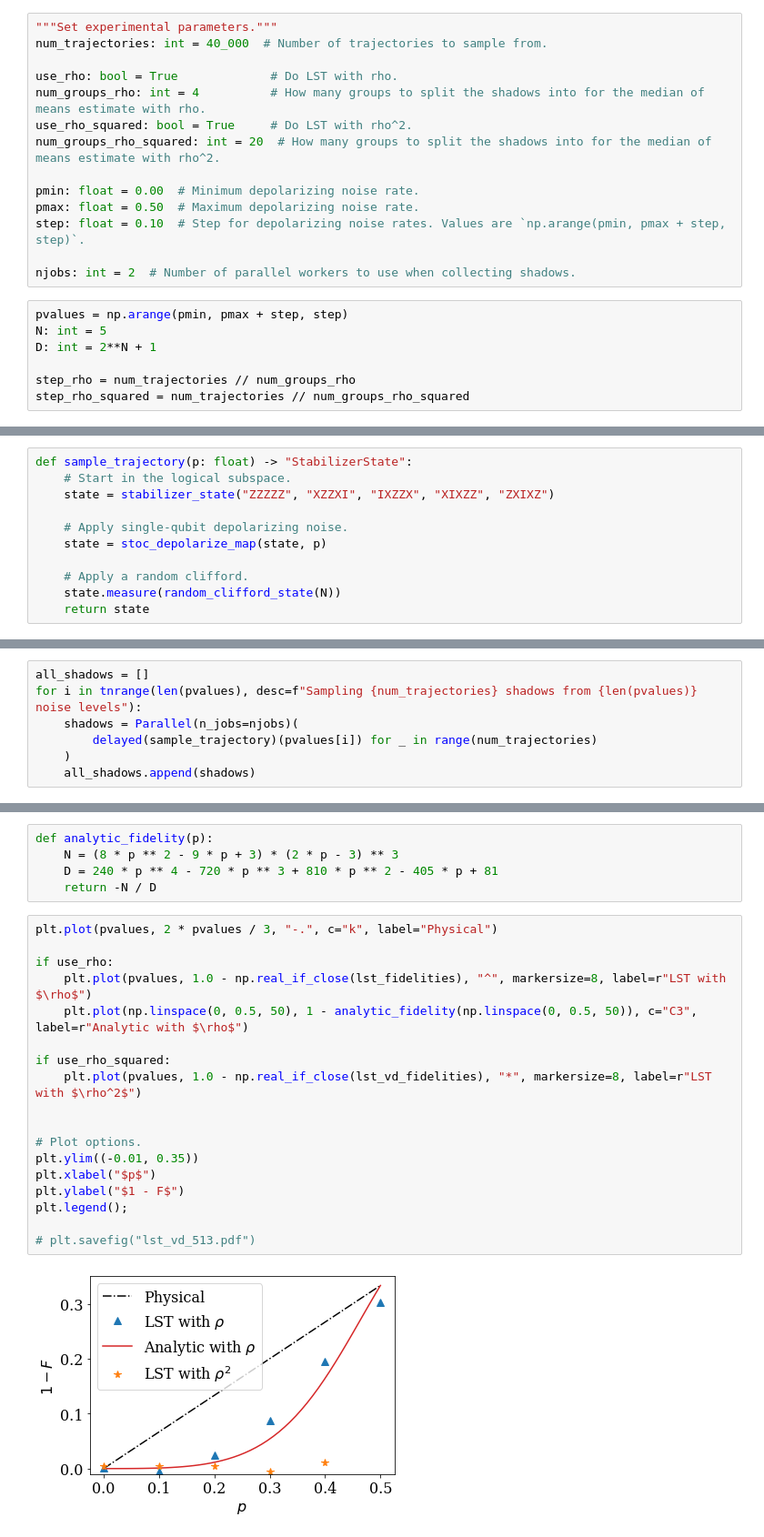
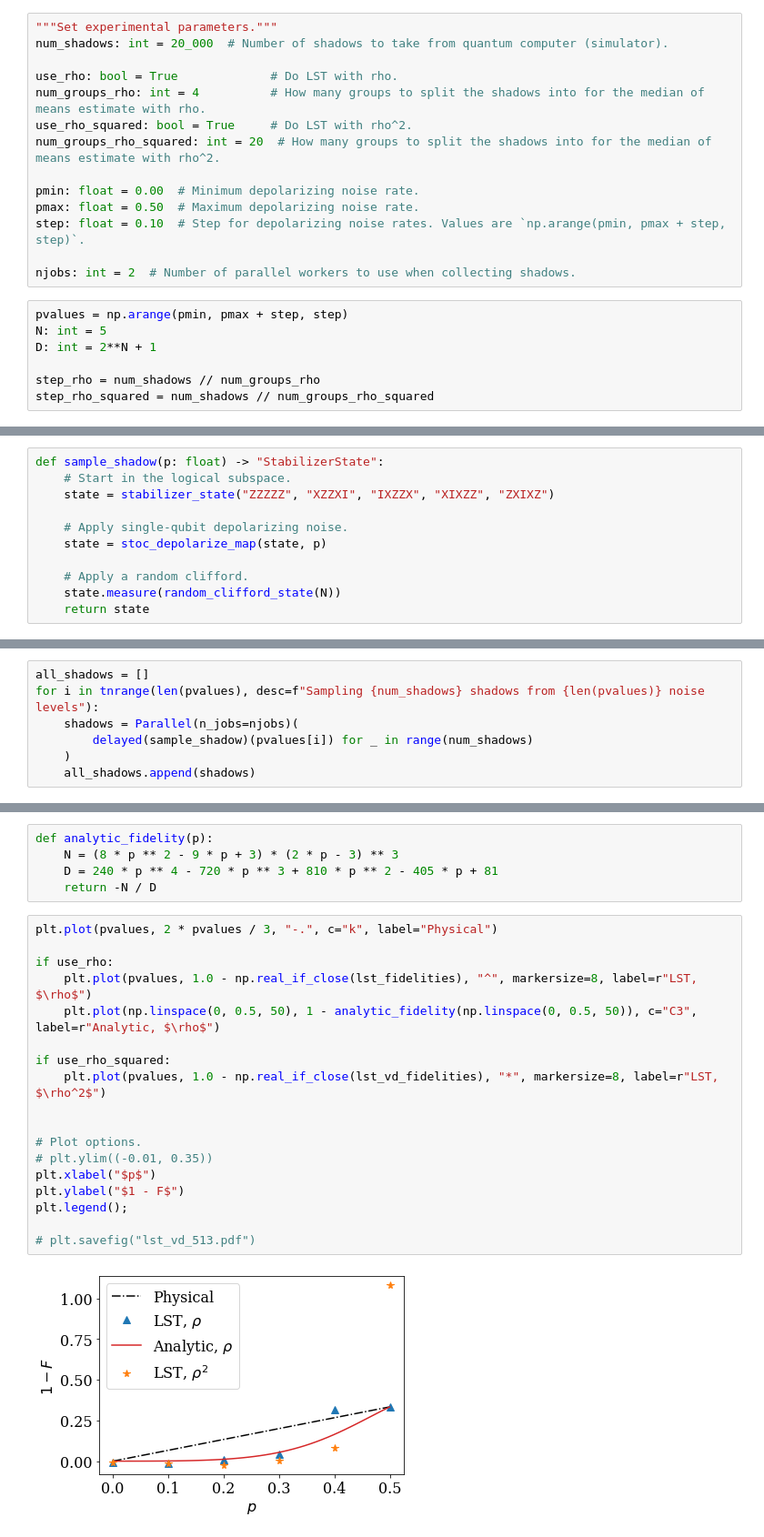
Before and after one commit to hongyehu/Sim-Clifford, a Jupyter notebook: lst_513_with_virtual_distillation.ipynb, the cells around one changed output, grey strips where cells are left out. Shown: that part at 91% size. Saved outputs shown, nothing was run; the diff lists cells and outputs as text.

```diff
--- a/lst_513_with_virtual_distillation.ipynb
+++ b/lst_513_with_virtual_distillation.ipynb
@@ -20,7 +19,7 @@ plt.rcParams.update({"font.family": "serif", "font.size": 16})
 ## Parameters
 # %%
 """Set experimental parameters."""
-num_trajectories: int = 40_000  # Number of trajectories to sample from.
+num_shadows: int = 20_000  # Number of shadows to take from quantum computer (simulator).
 
 use_rho: bool = True             # Do LST with rho.
 num_groups_rho: int = 4          # How many groups to split the shadows into for the median of means estimate with rho.
@@ -37,14 +36,14 @@ pvalues = np.arange(pmin, pmax + step, step)
 N: int = 5
 D: int = 2**N + 1
 
-step_rho = num_trajectories // num_groups_rho
-step_rho_squared = num_trajectories // num_groups_rho_squared
+step_rho = num_shadows // num_groups_rho
+step_rho_squared = num_shadows // num_groups_rho_squared
 # %% [markdown]
 ## Collect shadows
 # %% [markdown]
 ### Quantum trajectory simulator
 # %%
-def sample_trajectory(p: float) -> "StabilizerState":
+def sample_shadow(p: float) -> "StabilizerState":
     # Start in the logical subspace.
     state = stabilizer_state("ZZZZZ", "XZZXI", "IXZZX", "XIXZZ", "ZXIXZ")
 
@@ -58,9 +57,9 @@ def sample_trajectory(p: float) -> "StabilizerState":
 ### Run simulator
 # %%
 all_shadows = []
-for i in tnrange(len(pvalues), desc=f"Sampling {num_trajectories} shadows from {len(pvalues)} noise levels"):
+for i in tnrange(len(pvalues), desc=f"Sampling {num_shadows} shadows from {len(pvalues)} noise levels"):
     shadows = Parallel(n_jobs=njobs)(
-        delayed(sample_trajectory)(pvalues[i]) for _ in range(num_trajectories)
+        delayed(sample_shadow)(pvalues[i]) for _ in range(num_shadows)
     )
     all_shadows.append(shadows)
 # %% [markdown]
@@ -190,20 +189,20 @@ def analytic_fidelity(p):
 # %%
 plt.plot(pvalues, 2 * pvalues / 3, "-.", c="k", label="Physical")
 
 if use_rho:
-    plt.plot(pvalues, 1.0 - np.real_if_close(lst_fidelities), "^", markersize=8, label=r"LST with $\rho$")
-    plt.plot(np.linspace(0, 0.5, 50), 1 - analytic_fidelity(np.linspace(0, 0.5, 50)), c="C3", label=r"Analytic with $\rho$")
+    plt.plot(pvalues, 1.0 - np.real_if_close(lst_fidelities), "^", markersize=8, label=r"LST, $\rho$")
+    plt.plot(np.linspace(0, 0.5, 50), 1 - analytic_fidelity(np.linspace(0, 0.5, 50)), c="C3", label=r"Analytic, $\rho$")
 
 if use_rho_squared:
-    plt.plot(pvalues, 1.0 - np.real_if_close(lst_vd_fidelities), "*", markersize=8, label=r"LST with $\rho^2$")
+    plt.plot(pvalues, 1.0 - np.real_if_close(lst_vd_fidelities), "*", markersize=8, label=r"LST, $\rho^2$")
 
 
 # Plot options.
-plt.ylim((-0.01, 0.35))
+# plt.ylim((-0.01, 0.35))
 plt.xlabel("$p$")
 plt.ylabel("$1 - F$")
 plt.legend();
 
 # plt.savefig("lst_vd_513.pdf")
 # %% [output]
-[figure, old version]
+[figure, new version]
```
Also changed, not shown: parts of 1 cell of this notebook.
